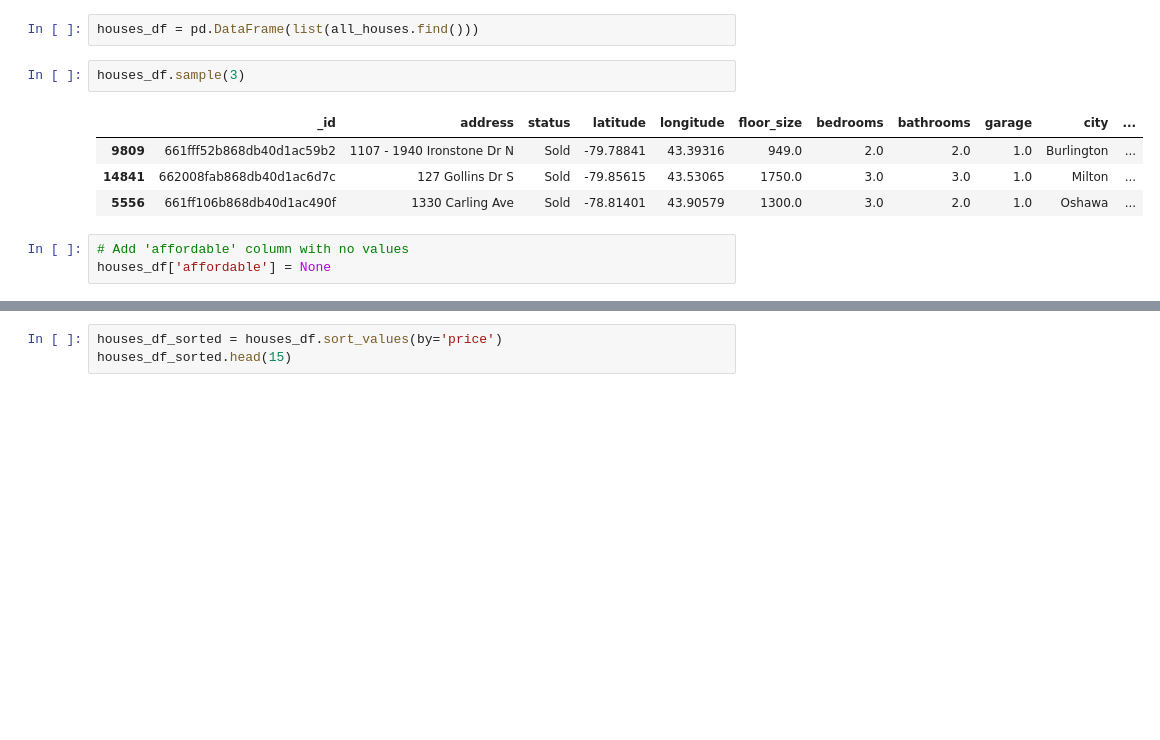
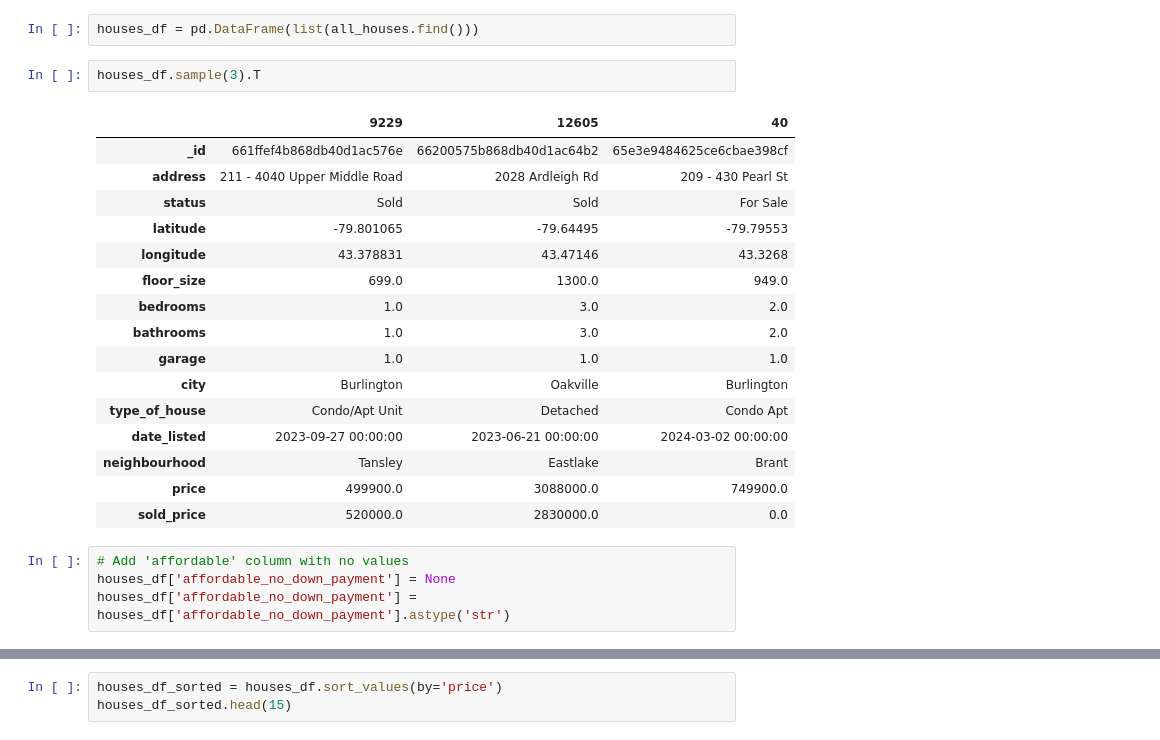
Before and after one commit to MaisieDeGraaf/Housing-Project_Final, a Jupyter notebook: Affordability_and_loan_insurance.ipynb, the cells around one changed output, grey strips where cells are left out. Cells and saved outputs as stored; diff of their text form; blank space fills up the shorter version.

```diff
--- a/Affordability_and_loan_insurance.ipynb
+++ b/Affordability_and_loan_insurance.ipynb
@@ -22,15 +18,28 @@ all_houses = db["all_houses"]
 # %%
 houses_df = pd.DataFrame(list(all_houses.find()))
 # %%
-houses_df.sample(3)
+houses_df.sample(3).T
 # %% [output]
-|  | _id | address | status | latitude | longitude | floor_size | bedrooms | bathrooms | garage | city | ... |
-| 9809 | 661fff52b868db40d1ac59b2 | 1107 - 1940 Ironstone Dr N | Sold | -79.78841 | 43.39316 | 949.0 | 2.0 | 2.0 | 1.0 | Burlington | ... |
-| 14841 | 662008fab868db40d1ac6d7c | 127 Gollins Dr S | Sold | -79.85615 | 43.53065 | 1750.0 | 3.0 | 3.0 | 1.0 | Milton | ... |
-| 5556 | 661ff106b868db40d1ac490f | 1330 Carling Ave | Sold | -78.81401 | 43.90579 | 1300.0 | 3.0 | 2.0 | 1.0 | Oshawa | ... |
+|  | 9229 | 12605 | 40 |
+| _id | 661ffef4b868db40d1ac576e | 66200575b868db40d1ac64b2 | 65e3e9484625ce6cbae398cf |
+| address | 211 - 4040 Upper Middle Road | 2028 Ardleigh Rd | 209 - 430 Pearl St |
+| status | Sold | Sold | For Sale |
+| latitude | -79.801065 | -79.64495 | -79.79553 |
+| longitude | 43.378831 | 43.47146 | 43.3268 |
+| floor_size | 699.0 | 1300.0 | 949.0 |
+| bedrooms | 1.0 | 3.0 | 2.0 |
+| bathrooms | 1.0 | 3.0 | 2.0 |
+| garage | 1.0 | 1.0 | 1.0 |
+| city | Burlington | Oakville | Burlington |
+| type_of_house | Condo/Apt Unit | Detached | Condo Apt |
+| date_listed | 2023-09-27 00:00:00 | 2023-06-21 00:00:00 | 2024-03-02 00:00:00 |
+| neighbourhood | Tansley | Eastlake | Brant |
+| price | 499900.0 | 3088000.0 | 749900.0 |
+| sold_price | 520000.0 | 2830000.0 | 0.0 |
 # %%
 # Add 'affordable' column with no values
-houses_df['affordable'] = None
+houses_df['affordable_no_down_payment'] = None
+houses_df['affordable_no_down_payment'] = houses_df['affordable_no_down_payment'].astype('str')
 # %%
 houses_df.info()
 # %% [output]
```
Also changed, not shown: parts of 10 cells of this notebook.
